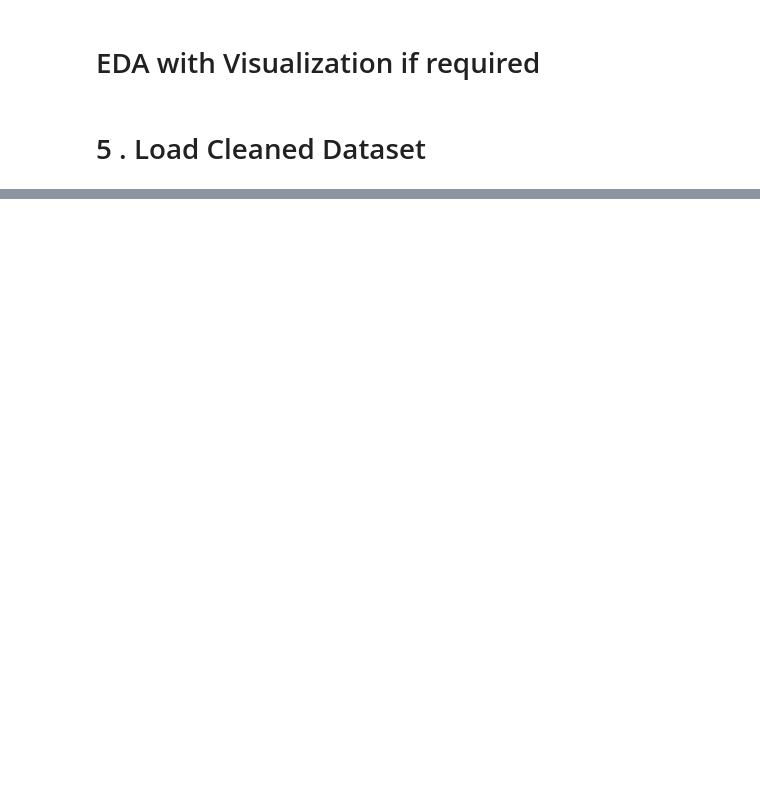
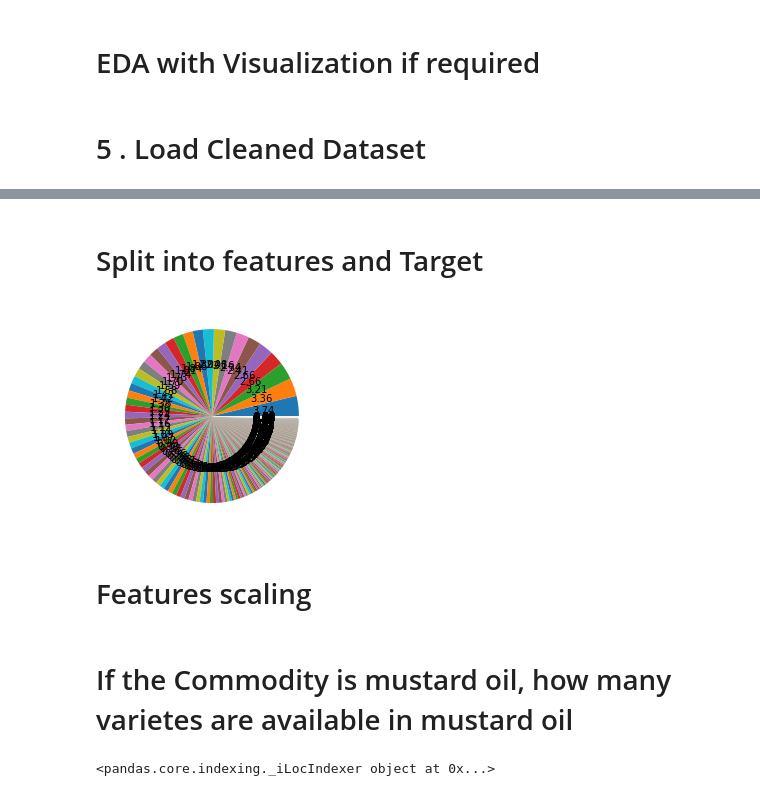
Before and after one commit to Monda7S/Data-Science, a Jupyter notebook: EDA Project_Monthly_Food_Retail_PriceSujan.ipynb, the cells around one changed output, grey strips where cells are left out. Saved outputs shown, nothing was run; the diff lists cells and outputs as text; code cells hidden in the pictures; blank space fills up the shorter version.

```diff
--- a/EDA Project_Monthly_Food_Retail_PriceSujan.ipynb
+++ b/EDA Project_Monthly_Food_Retail_PriceSujan.ipynb
@@ -160,0 +301,14 @@ SyntaxError: invalid syntax (Temp/ipykernel_19084/924107488.py, line 1)
+# %% [markdown]
+# Split into features and Target
+# %%
+X = df.iloc[:,2:4]
+y = df.iloc[:,-1]
+# %%
+a = y.value_counts()
+# %%
+plt.pie(a,autopct="%0.2f")
+plt.show()
+# %% [output]
+[figure, added]
+# %% [markdown]
+# Features scaling
@@ -160,0 +330,7 @@ SyntaxError: invalid syntax (Temp/ipykernel_19084/924107488.py, line 1)
+# %% [markdown]
+# If the Commodity is mustard oil, how many varietes are available in mustard oil
+# %%
+df2=df.loc[df['Commodity'] == 'Mustard oil','Variety'].iloc(0)
+print(df2)
+# %% [output]
+<pandas.core.indexing._iLocIndexer object at 0x...>
```
Also changed, not shown: parts of 44 cells of this notebook.
